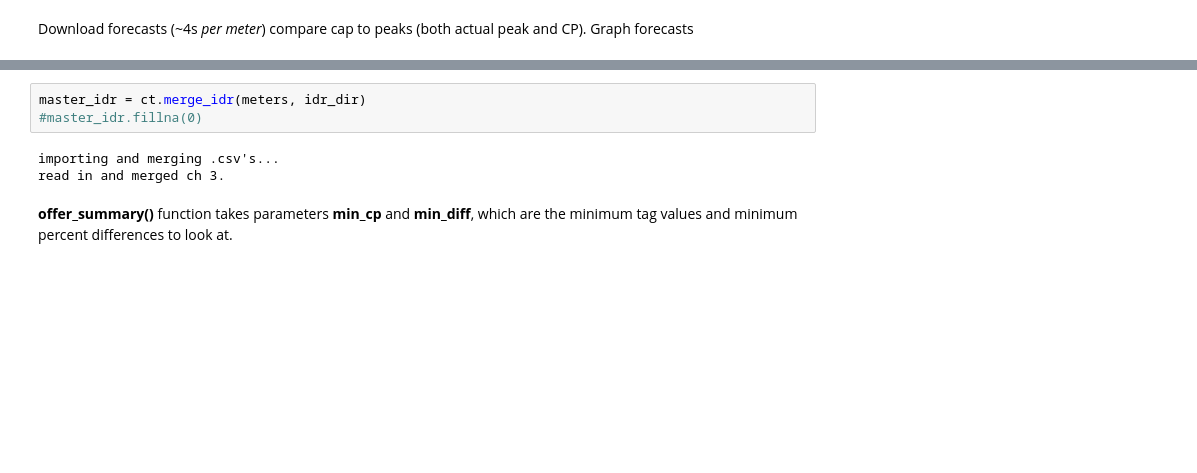
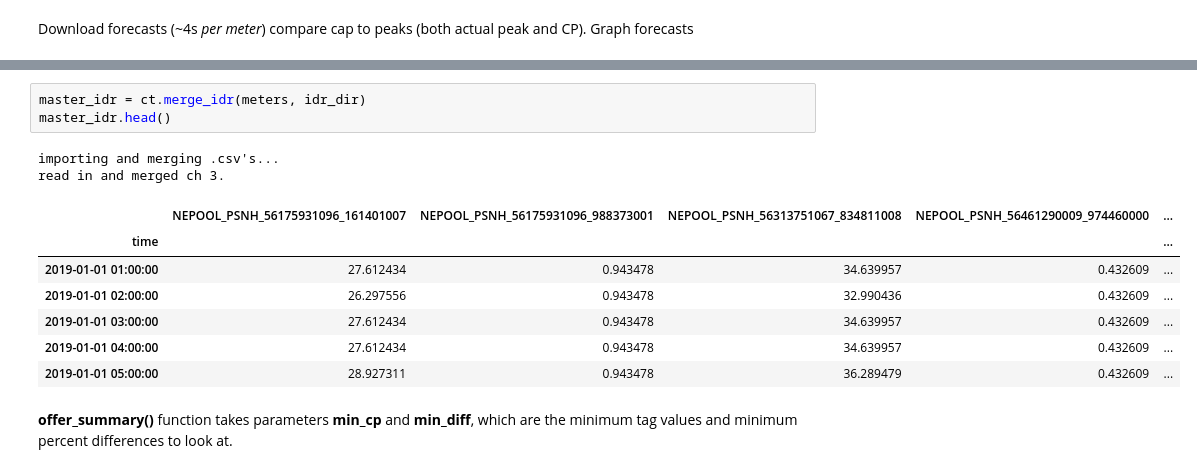
Before and after one commit to stevenhurwitt/LA-tools, a Jupyter notebook: CapReports/Cap Tag Reports.ipynb, the cells around one changed output, grey strips where cells are left out. Cells and saved outputs as stored; diff of their text form; blank space fills up the shorter version.

```diff
--- a/CapReports/Cap Tag Reports.ipynb
+++ b/CapReports/Cap Tag Reports.ipynb
@@ -64,10 +75,17 @@ expect to take 6.8 seconds.
 download complete
 # %%
 master_idr = ct.merge_idr(meters, idr_dir)
-#master_idr.fillna(0)
+master_idr.head()
 # %% [output]
 importing and merging .csv's...
 read in and merged ch 3.
+|  | NEPOOL_PSNH_56175931096_161401007 | NEPOOL_PSNH_56175931096_988373001 | NEPOOL_PSNH_56313751067_834811008 | NEPOOL_PSNH_56461290009_974460000 | ... |
+| time |  |  |  |  | ... |
+| 2019-01-01 01:00:00 | 27.612434 | 0.943478 | 34.639957 | 0.432609 | ... |
+| 2019-01-01 02:00:00 | 26.297556 | 0.943478 | 32.990436 | 0.432609 | ... |
+| 2019-01-01 03:00:00 | 27.612434 | 0.943478 | 34.639957 | 0.432609 | ... |
+| 2019-01-01 04:00:00 | 27.612434 | 0.943478 | 34.639957 | 0.432609 | ... |
+| 2019-01-01 05:00:00 | 28.927311 | 0.943478 | 36.289479 | 0.432609 | ... |
 # %% [markdown]
 **offer_summary()** function takes parameters **min_cp** and **min_diff**, which are the minimum tag values and minimum percent differences to look at.
 # %%
```
Also changed, not shown: parts of 7 cells of this notebook, 1 other file.
